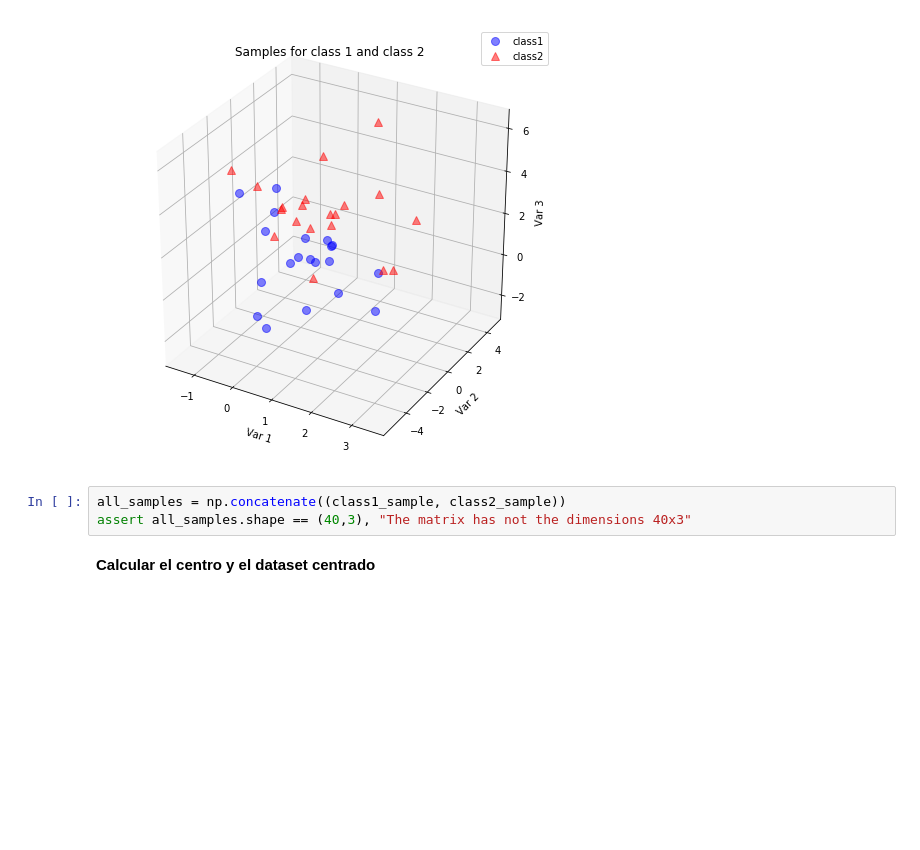
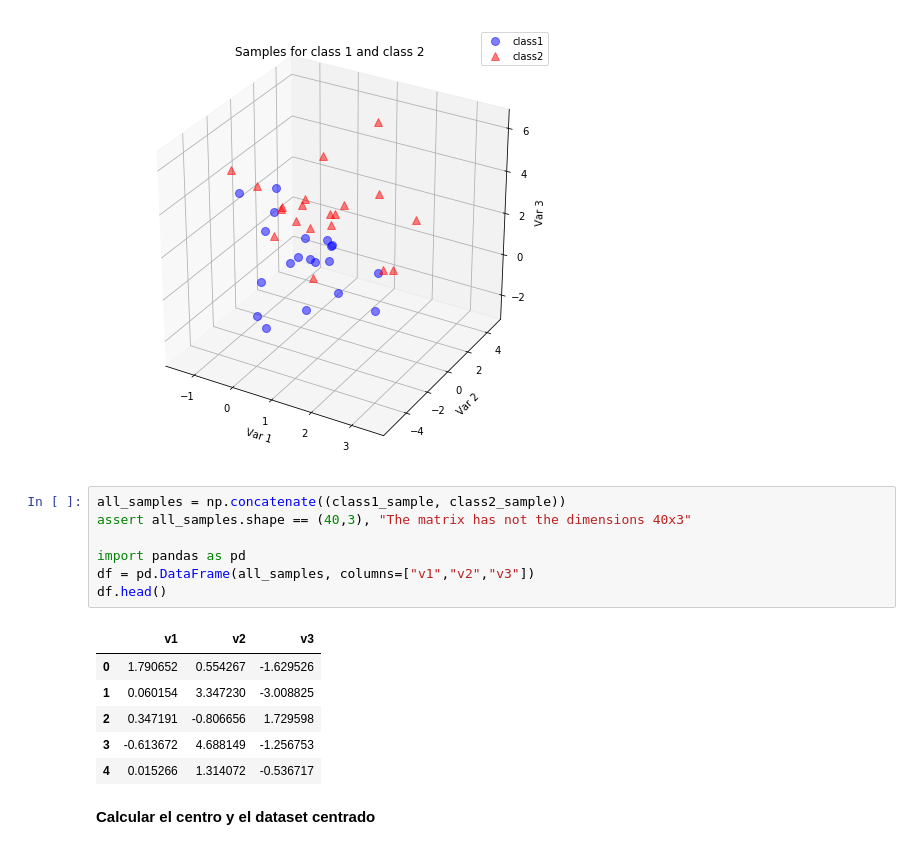
Before and after one commit to DiploDatos/AprendizajeNOSupervisado, a Jupyter notebook: PCA_a_Mano_demo5.ipynb, the cells around one changed output. Cells and saved outputs as stored; diff of their text form; blank space fills up the shorter version.

```diff
--- a/PCA_a_Mano_demo5.ipynb
+++ b/PCA_a_Mano_demo5.ipynb
@@ -51,6 +51,17 @@ Populating the interactive namespace from numpy and matplotlib
 # %%
 all_samples = np.concatenate((class1_sample, class2_sample))
 assert all_samples.shape == (40,3), "The matrix has not the dimensions 40x3"
+
+import pandas as pd
+df = pd.DataFrame(all_samples, columns=["v1","v2","v3"])
+df.head()
+# %% [output]
+|  | v1 | v2 | v3 |
+| 0 | 1.790652 | 0.554267 | -1.629526 |
+| 1 | 0.060154 | 3.347230 | -3.008825 |
+| 2 | 0.347191 | -0.806656 | 1.729598 |
+| 3 | -0.613672 | 4.688149 | -1.256753 |
+| 4 | 0.015266 | 1.314072 | -0.536717 |
 # %% [markdown]
 **Calcular el centro y el dataset centrado**
 # %%
```
